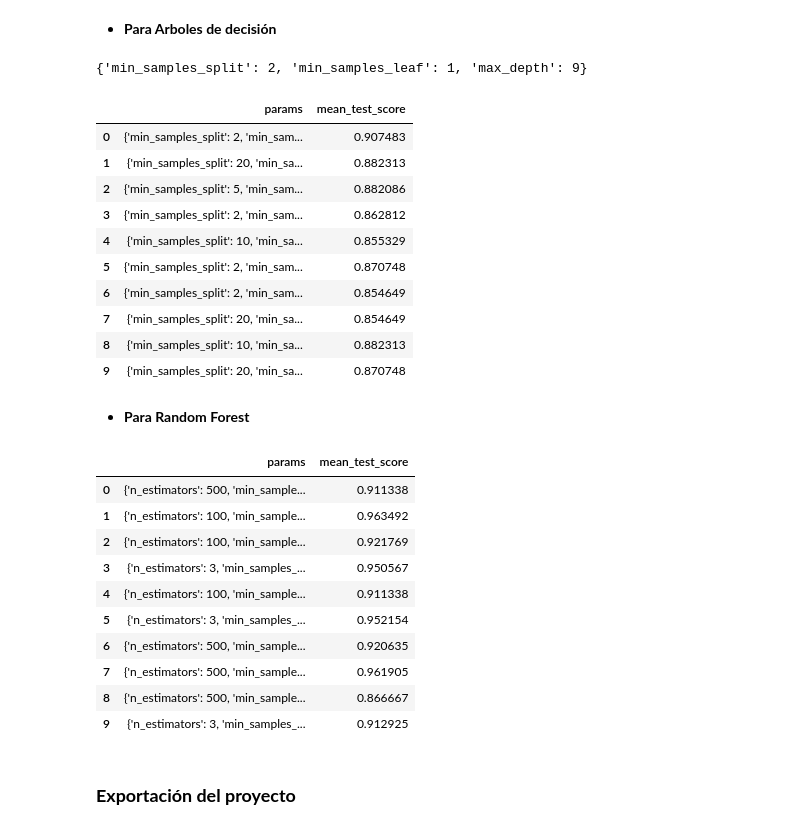
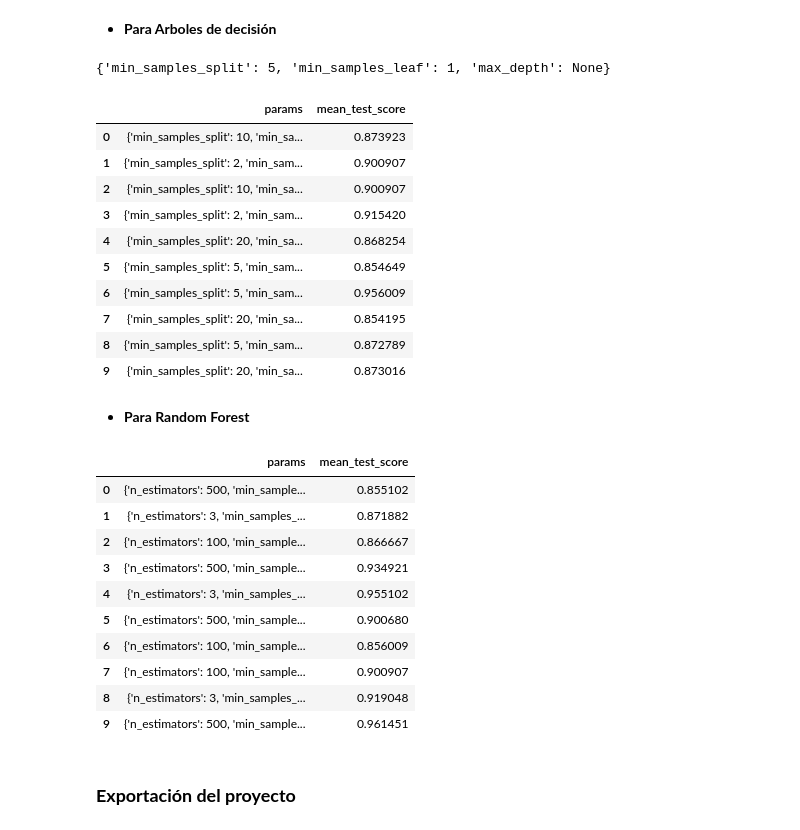
Before and after one commit to JavierBurgos-web/ANALYTICS_lll_First_Project, a Jupyter notebook: 3_Modelos.ipynb, the cells around one changed output. Saved outputs shown, nothing was run; the diff lists cells and outputs as text; code cells hidden in the pictures.

```diff
--- a/3_Modelos.ipynb
+++ b/3_Modelos.ipynb
@@ -280,7 +279,7 @@ param_grid = [{'max_depth': [3, 5, 7, 9, 11, None],
                'min_samples_leaf': [1, 5, 10, 20]}]
 
 tun_rtree = RandomizedSearchCV(m_rtree, param_distributions=param_grid, n_iter=10, scoring="accuracy")
-tun_rtree.fit(X2, y)
+tun_rtree.fit(X, y)
 
 pd.set_option('display.max_colwidth', 100)
 resultados = tun_rtree.cv_results_
@@ -289,47 +288,47 @@ pd_resultados = pd.DataFrame(resultados)
 display(pd_resultados[["params", "mean_test_score"]])
 rtree_final = tun_rtree.best_estimator_ ### Guardar el modelo con hyperparameter tunning
 # %% [output]
-{'min_samples_split': 2, 'min_samples_leaf': 1, 'max_depth': 9}
+{'min_samples_split': 5, 'min_samples_leaf': 1, 'max_depth': None}
 |  | params | mean_test_score |
-| 0 | {'min_samples_split': 2, 'min_sam... | 0.907483 |
-| 1 | {'min_samples_split': 20, 'min_sa... | 0.882313 |
-| 2 | {'min_samples_split': 5, 'min_sam... | 0.882086 |
-| 3 | {'min_samples_split': 2, 'min_sam... | 0.862812 |
-| 4 | {'min_samples_split': 10, 'min_sa... | 0.855329 |
-| 5 | {'min_samples_split': 2, 'min_sam... | 0.870748 |
-| 6 | {'min_samples_split': 2, 'min_sam... | 0.854649 |
-| 7 | {'min_samples_split': 20, 'min_sa... | 0.854649 |
-| 8 | {'min_samples_split': 10, 'min_sa... | 0.882313 |
-| 9 | {'min_samples_split': 20, 'min_sa... | 0.870748 |
+| 0 | {'min_samples_split': 10, 'min_sa... | 0.873923 |
+| 1 | {'min_samples_split': 2, 'min_sam... | 0.900907 |
+| 2 | {'min_samples_split': 10, 'min_sa... | 0.900907 |
+| 3 | {'min_samples_split': 2, 'min_sam... | 0.915420 |
+| 4 | {'min_samples_split': 20, 'min_sa... | 0.868254 |
+| 5 | {'min_samples_split': 5, 'min_sam... | 0.854649 |
+| 6 | {'min_samples_split': 5, 'min_sam... | 0.956009 |
+| 7 | {'min_samples_split': 20, 'min_sa... | 0.854195 |
+| 8 | {'min_samples_split': 5, 'min_sam... | 0.872789 |
+| 9 | {'min_samples_split': 20, 'min_sa... | 0.873016 |
 # %% [markdown]
 - **Para Random Forest**
 # %%
 param_grid = [{'n_estimators': [3, 500, 100], 'max_features': [5,20],
                'min_samples_split': [100, 20, 5]}]
 
 tun_rf=RandomizedSearchCV(m_rf,param_distributions=param_grid,n_iter=10,scoring="accuracy")
-tun_rf.fit(X2,y)
+tun_rf.fit(X,y)
 ### se comenta porque toma mucho tiempo en ejecutar
 
 pd.set_option('display.max_colwidth', 100)
 resultados=tun_rf.cv_results_
 tun_rf.best_params_
 pd_resultados=pd.DataFrame(resultados)
 pd_resultados[["params","mean_test_score"]].sort_values(by="mean_test_score", ascending=False)
 display(pd_resultados[["params", "mean_test_score"]])
 rf_final=tun_rf.best_estimator_ ### Guardar el modelo con hyperparameter tunning
 # %% [output]
 |  | params | mean_test_score |
-| 0 | {'n_estimators': 500, 'min_sample... | 0.911338 |
-| 1 | {'n_estimators': 100, 'min_sample... | 0.963492 |
-| 2 | {'n_estimators': 100, 'min_sample... | 0.921769 |
-| 3 | {'n_estimators': 3, 'min_samples_... | 0.950567 |
-| 4 | {'n_estimators': 100, 'min_sample... | 0.911338 |
-| 5 | {'n_estimators': 3, 'min_samples_... | 0.952154 |
-| 6 | {'n_estimators': 500, 'min_sample... | 0.920635 |
-| 7 | {'n_estimators': 500, 'min_sample... | 0.961905 |
-| 8 | {'n_estimators': 500, 'min_sample... | 0.866667 |
-| 9 | {'n_estimators': 3, 'min_samples_... | 0.912925 |
+| 0 | {'n_estimators': 500, 'min_sample... | 0.855102 |
+| 1 | {'n_estimators': 3, 'min_samples_... | 0.871882 |
+| 2 | {'n_estimators': 100, 'min_sample... | 0.866667 |
+| 3 | {'n_estimators': 500, 'min_sample... | 0.934921 |
+| 4 | {'n_estimators': 3, 'min_samples_... | 0.955102 |
+| 5 | {'n_estimators': 500, 'min_sample... | 0.900680 |
+| 6 | {'n_estimators': 100, 'min_sample... | 0.856009 |
+| 7 | {'n_estimators': 100, 'min_sample... | 0.900907 |
+| 8 | {'n_estimators': 3, 'min_samples_... | 0.919048 |
+| 9 | {'n_estimators': 500, 'min_sample... | 0.961451 |
 # %% [markdown]
 ### **Exportación del proyecto**
 # %%
```
Also changed, not shown: parts of 15 cells of this notebook, 4 other files.
